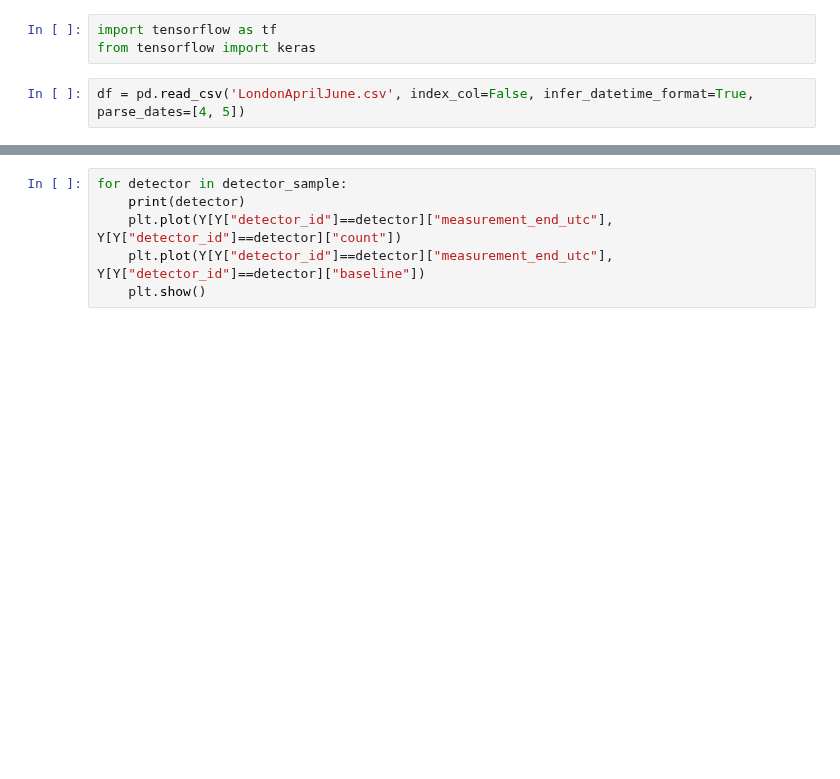
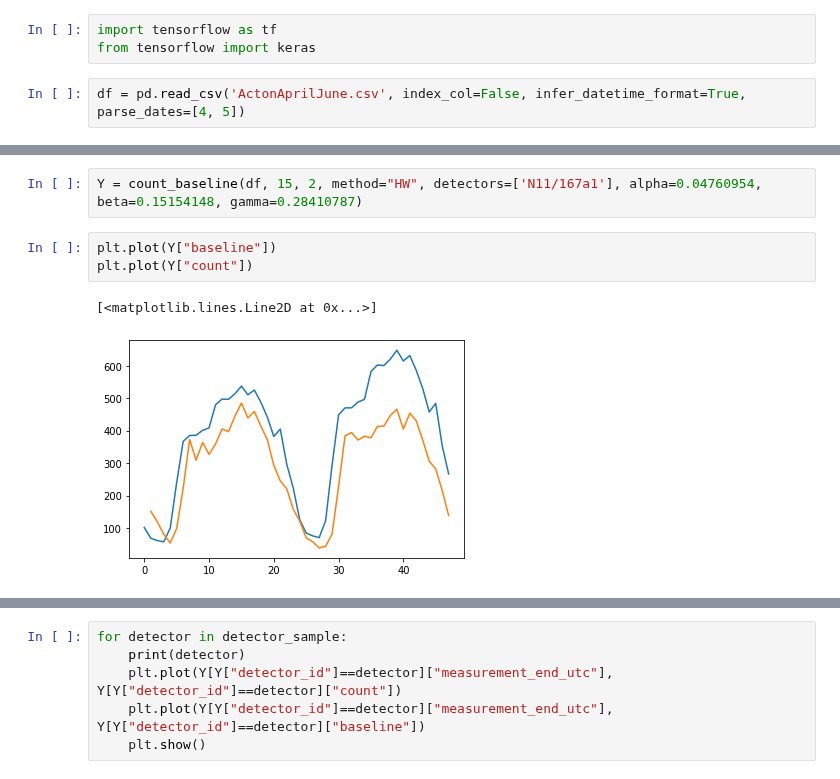
Before and after one commit to TeddyTW/SpatialScan, a Jupyter notebook: notebooks/Untitled.ipynb, the cells around one changed output, grey strips where cells are left out. Cells and saved outputs as stored; diff of their text form; blank space fills up the shorter version.

```diff
--- a/notebooks/Untitled.ipynb
+++ b/notebooks/Untitled.ipynb
@@ -24,4 +27,4 @@ from SpatialScan.timeseries import *
 import tensorflow as tf
 from tensorflow import keras
 # %%
-df = pd.read_csv('LondonAprilJune.csv', index_col=False, infer_datetime_format=True, parse_dates=[4, 5])
+df = pd.read_csv('ActonAprilJune.csv', index_col=False, infer_datetime_format=True, parse_dates=[4, 5])
@@ -48,0 +106,8 @@ CB_plot(Y)
+# %%
+Y = count_baseline(df, 15, 2, method="HW", detectors=['N11/167a1'], alpha=0.04760954, beta=0.15154148, gamma=0.28410787)
+# %%
+plt.plot(Y["baseline"])
+plt.plot(Y["count"])
+# %% [output]
+[<matplotlib.lines.Line2D at 0x...>]
+[figure, added]
```
Also changed, not shown: parts of 27 cells of this notebook, 2 other files.
